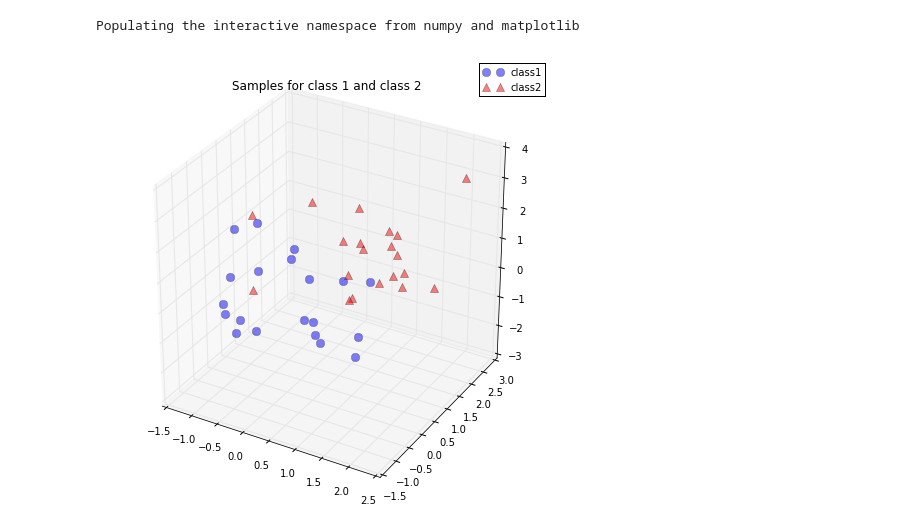
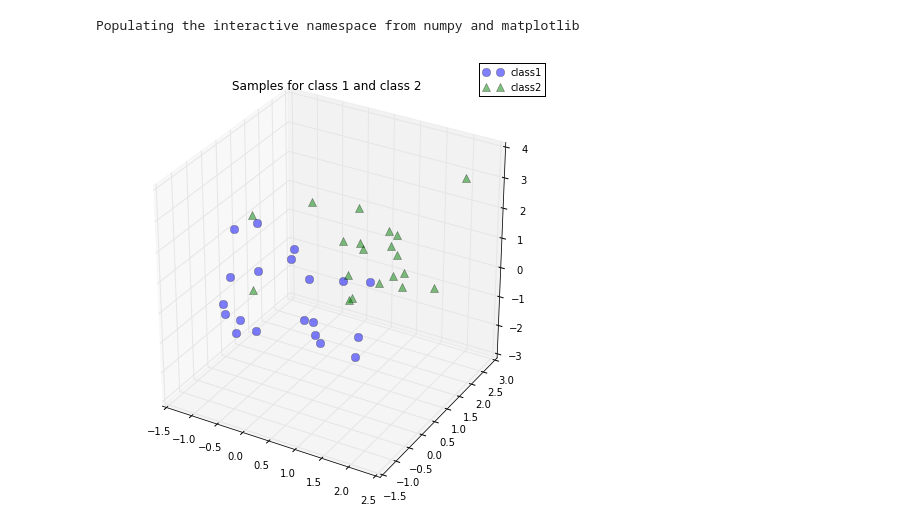
Before and after one commit to mlg3672/pca, a Jupyter notebook: pca_notes.ipynb, the cells around one changed output. Cells and saved outputs as stored; diff of their text form; code cells hidden in the pictures.

```diff
--- a/pca_notes.ipynb
+++ b/pca_notes.ipynb
@@ -22,21 +22,21 @@ assert class1_sample.shape == (3,20), "The matrix has not the dimensions 3x20"
 # %%
 %pylab inline
 from matplotlib import pyplot as plt
 from mpl_toolkits.mplot3d import Axes3D
 from mpl_toolkits.mplot3d import proj3d
 
 fig = plt.figure(figsize=(8,8))
 ax = fig.add_subplot(111, projection='3d')
 plt.rcParams['legend.fontsize'] = 10
 ax.plot(class1_sample[0,:], class1_sample[1,:], class1_sample[2,:],
         'o', markersize=8, color='blue', alpha=0.5, label='class1')
 ax.plot(class2_sample[0,:], class2_sample[1,:], class2_sample[2,:],
-        '^', markersize=8, alpha=0.5, color='red', label='class2')
+        '^', markersize=8, alpha=0.5, color='green', label='class2')
 
 plt.title('Samples for class 1 and class 2')
 ax.legend(loc='upper right')
 
 plt.show()
 # %% [output]
 Populating the interactive namespace from numpy and matplotlib
-[figure, old version]
+[figure, new version]
```
Also changed, not shown: parts of 12 cells of this notebook.
